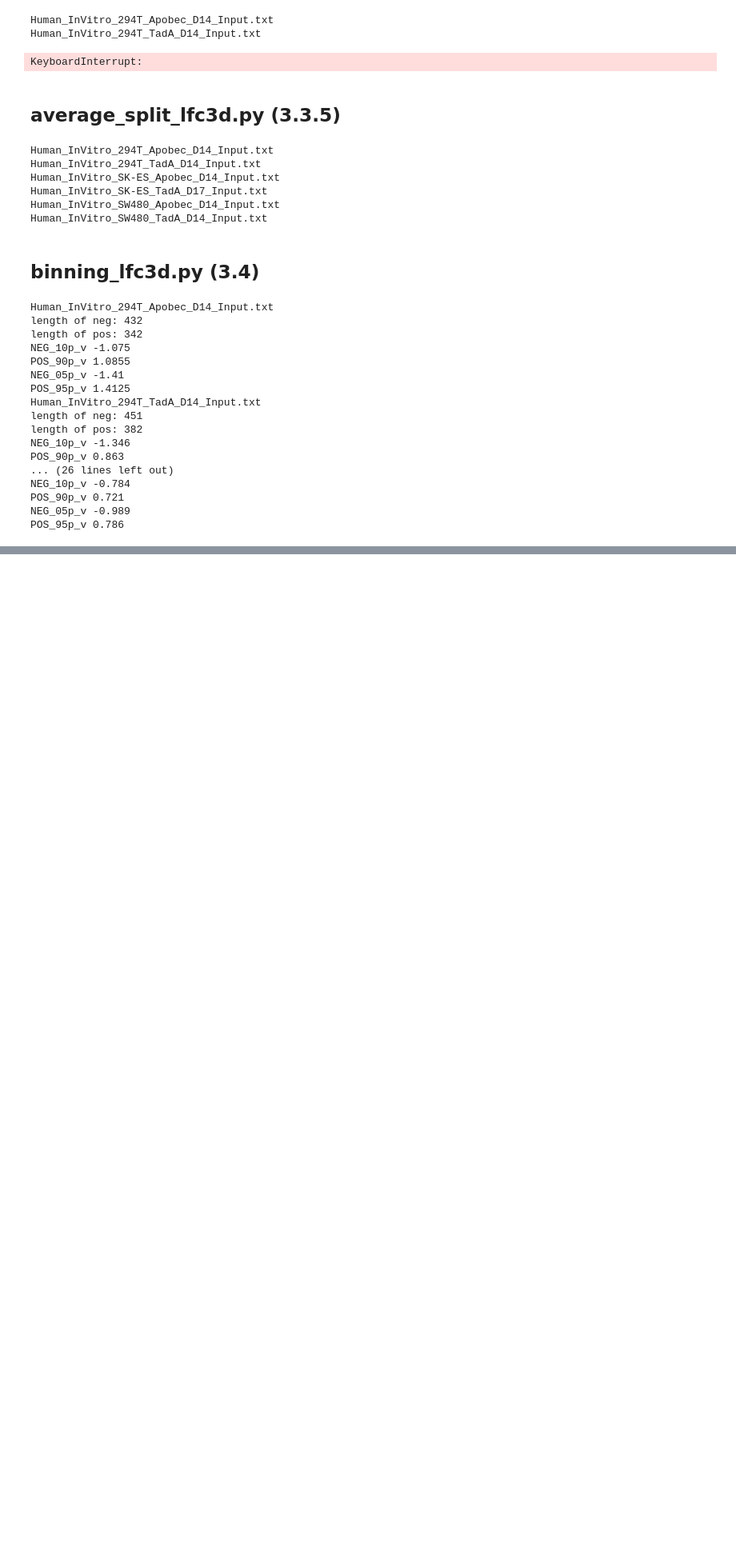
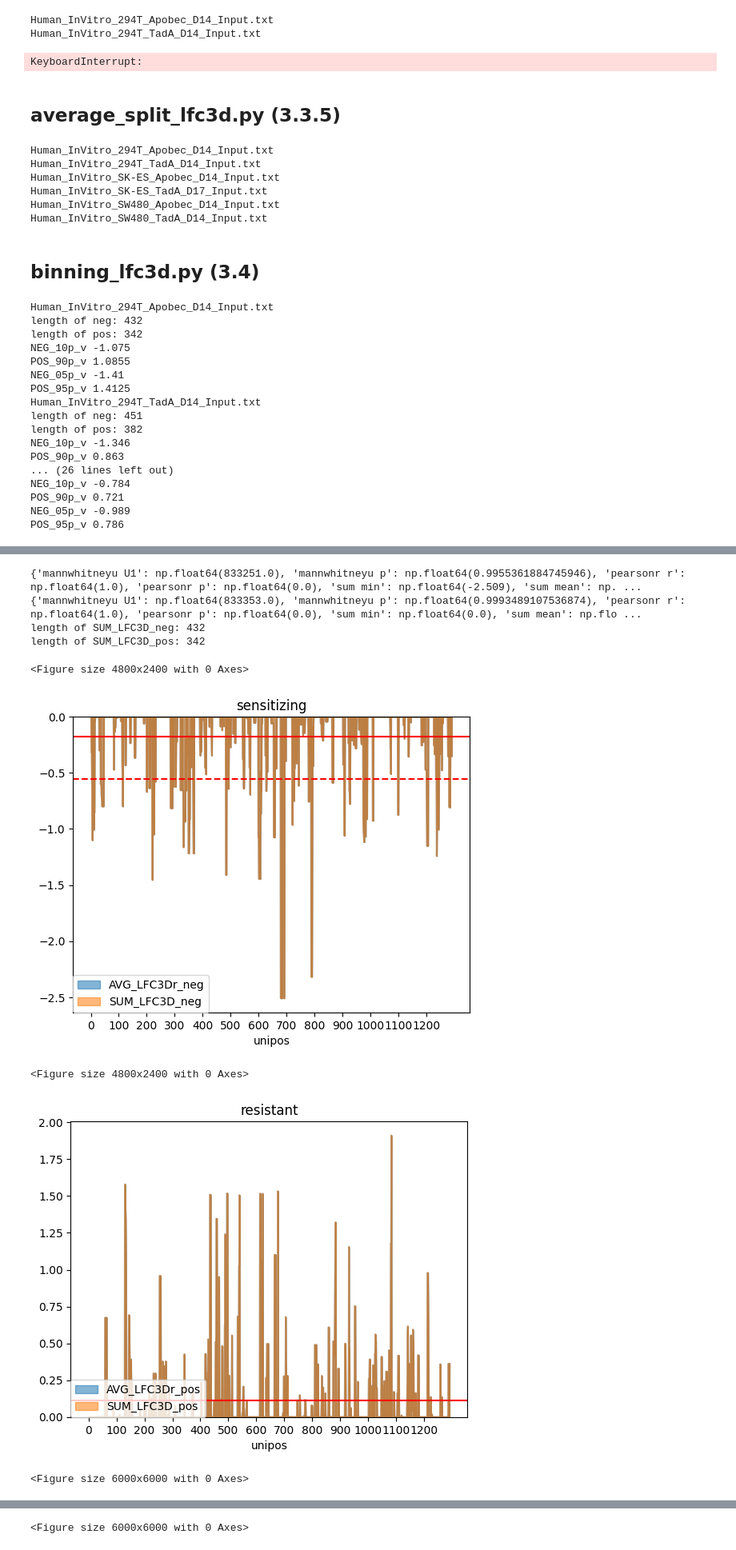
Before and after one commit to broadinstitute/BEClust3D, a Jupyter notebook: beclust3d/dev_testing.ipynb, the cells around one changed output, grey strips where cells are left out. Shown at 80% size. Drawn from its saved outputs; the diff is of its cells as text; code cells hidden in the pictures; blank space fills up the shorter version.

```diff
--- a/beclust3d/dev_testing.ipynb
+++ b/beclust3d/dev_testing.ipynb
@@ -16,0 +47,15 @@ input_uniprot = 'Q15047'
+# %%
+path1 = '../tests/SETDB1/SETDB1/AF_Q15047.pdb',                           '../tests/SETDB1/SETDB1/AF_Q15047.pdb'
+path2 = '../tests/SETDB1/AF-Q15047-F1-model_v4_coord_struc_features.tsv', '../tests/SETDB1/SETDB1/AF-Q15047-F1-model_v4_coord_struc_features.tsv'
+path3 = '../tests/SETDB1/AF-Q15047-F1-model_v4_dssp_parsed.tsv',          '../tests/SETDB1/SETDB1/AF-Q15047-F1-model_v4_dssp_parsed.tsv'
+path4 = '../tests/SETDB1/AF-Q15047-F1-model_v4_processed.pdb',            '../tests/SETDB1/SETDB1/AF-Q15047-F1-model_v4_processed.pdb'
+path5 = '../tests/SETDB1/Q15047 (1).fasta',                               '../tests/SETDB1/Q15047.fasta'
+path6 = '../tests/SETDB1/SETDB1_Q15047.tsv',                              '../tests/SETDB1/SETDB1/SETDB1_Q15047.tsv'
+paths = [path1, path2, path3, path4, path5, path6]
+
+for path in paths:
+    if os.path.exists(path[0]) and os.path.exists(path[1]):
+        if not filecmp.cmp(path[0], path[1]):
+            print(path[0], path[1])
+        else:
+            print('Passed comparsion!')
@@ -319,0 +365,20 @@ POS_95p_v 0.786
+# %%
+screen1 = 'Human_InVitro_294T_Apobec_D14_Input'
+df_LFC_LFC3D = pd.read_csv(f'../tests/SETDB1/LFC3D/SETDB1_{screen1}_LFC_LFC3D_per_Random_LFC3Dr.tsv', sep='\t')
+
+metaaggregation(df_LFC_LFC3D,
+                workdir=workdir,
+                input_gene=input_gene, input_uniprot=input_uniprot,
+                structureid=structureid,
+                input_screen=screen1+'.txt', )
+print()
+# %% [output]
+{'mannwhitneyu U1': np.float64(833251.0), 'mannwhitneyu p': np.float64(0.9955361884745946), 'pearsonr r': np.float64(1.0), 'pearsonr p': np.float64(0.0), 'sum min': np.float64(-2.509), 'sum mean': np. ...
+{'mannwhitneyu U1': np.float64(833353.0), 'mannwhitneyu p': np.float64(0.9993489107536874), 'pearsonr r': np.float64(1.0), 'pearsonr p': np.float64(0.0), 'sum min': np.float64(0.0), 'sum mean': np.flo ...
+length of SUM_LFC3D_neg: 432
+length of SUM_LFC3D_pos: 342
+<Figure size 4800x2400 with 0 Axes>
+[figure, added]
+<Figure size 4800x2400 with 0 Axes>
+[figure, added]
+<Figure size 6000x6000 with 0 Axes>
@@ -319,0 +386 @@ POS_95p_v 0.786
+<Figure size 6000x6000 with 0 Axes>
```
Also changed, not shown: parts of 16 cells of this notebook, 1 other file.
